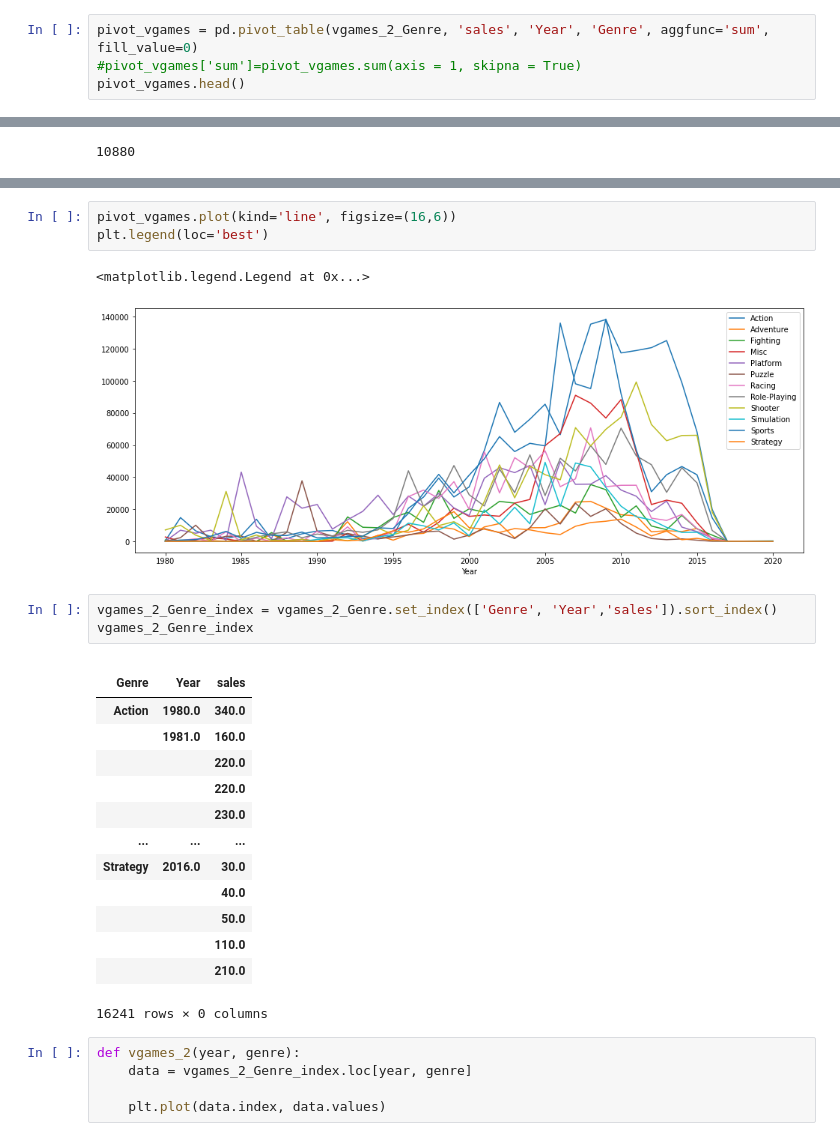
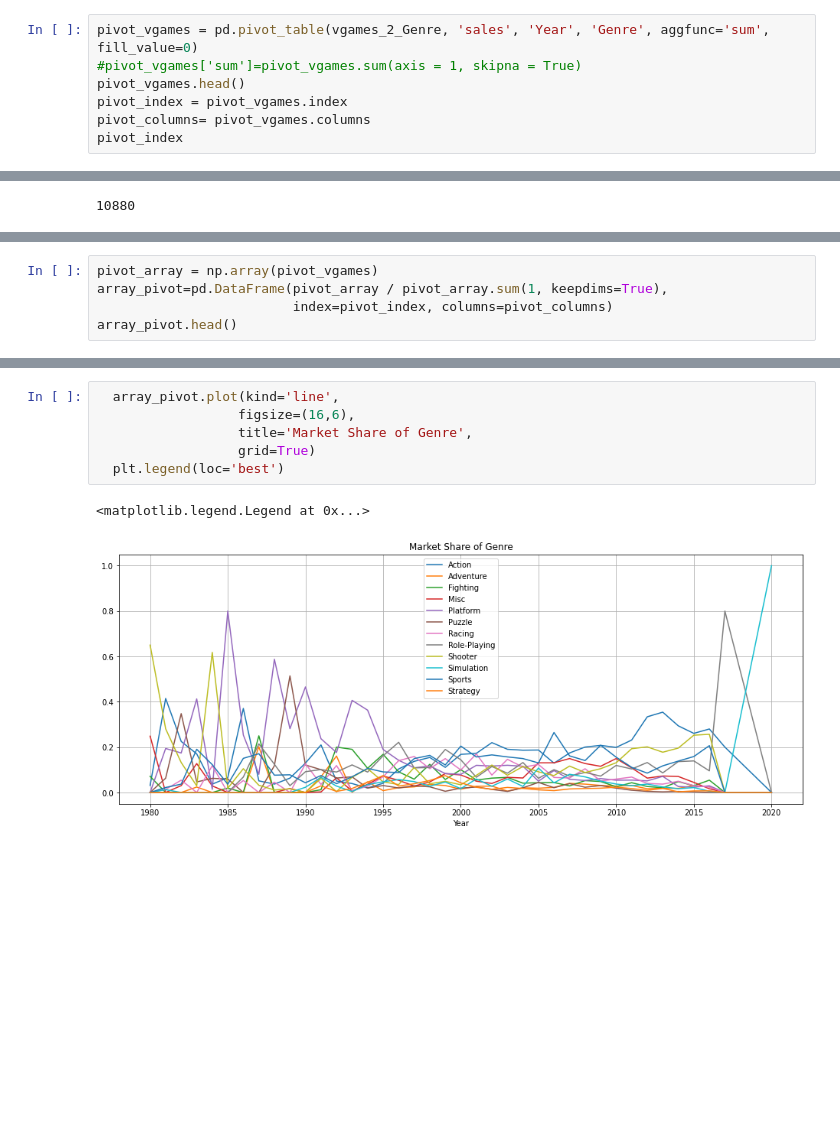
Before and after one commit to superahxd/_project, a Jupyter notebook: sec1_project.ipynb, the cells around one changed output, grey strips where cells are left out. Cells and saved outputs as stored; diff of their text form; blank space fills up the shorter version.

```diff
--- a/sec1_project.ipynb
+++ b/sec1_project.ipynb
@@ -242,4 +244,7 @@ vgames_2_Genre
 pivot_vgames = pd.pivot_table(vgames_2_Genre, 'sales', 'Year', 'Genre', aggfunc='sum', fill_value=0)
 #pivot_vgames['sum']=pivot_vgames.sum(axis = 1, skipna = True)
 pivot_vgames.head()
+pivot_index = pivot_vgames.index
+pivot_columns= pivot_vgames.columns
+pivot_index
 # %% [output]
@@ -269,0 +262,5 @@ IndexError: ignored
+# %%
+pivot_array = np.array(pivot_vgames)
+array_pivot=pd.DataFrame(pivot_array / pivot_array.sum(1, keepdims=True),
+                         index=pivot_index, columns=pivot_columns)
+array_pivot.head()
@@ -270,29 +275,9 @@ IndexError: ignored
 # %%
-pivot_vgames.plot(kind='line', figsize=(16,6))
-plt.legend(loc='best')
+  array_pivot.plot(kind='line',
+                  figsize=(16,6),
+                  title='Market Share of Genre',
+                  grid=True)
+  plt.legend(loc='best')
 # %% [output]
 <matplotlib.legend.Legend at 0x...>
-[figure, old version]
+[figure, new version]
-# %%
-vgames_2_Genre_index = vgames_2_Genre.set_index(['Genre', 'Year','sales']).sort_index()
-vgames_2_Genre_index
-# %% [output]
-|  |  |  |
-| Genre | Year | sales |
-| Action | 1980.0 | 340.0 |
-|  | 1981.0 | 160.0 |
-|  |  | 220.0 |
-|  |  | 220.0 |
-|  |  | 230.0 |
-| ... | ... | ... |
-| Strategy | 2016.0 | 30.0 |
-|  |  | 40.0 |
-|  |  | 50.0 |
-|  |  | 110.0 |
-|  |  | 210.0 |
-16241 rows × 0 columns
-# %%
-def vgames_2(year, genre):
-    data = vgames_2_Genre_index.loc[year, genre]
-
-    plt.plot(data.index, data.values)
```
Also changed, not shown: parts of 9 cells of this notebook.
